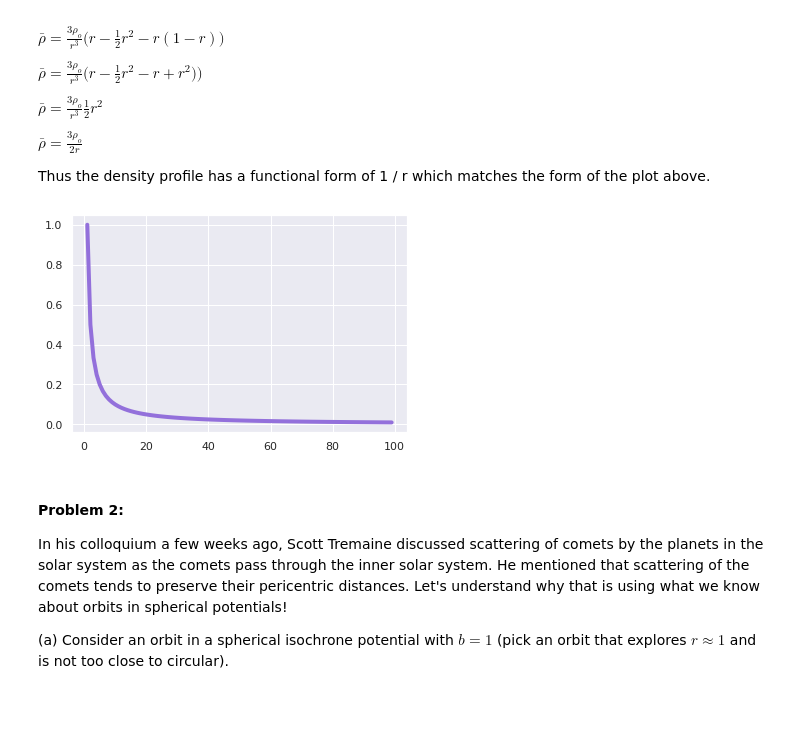
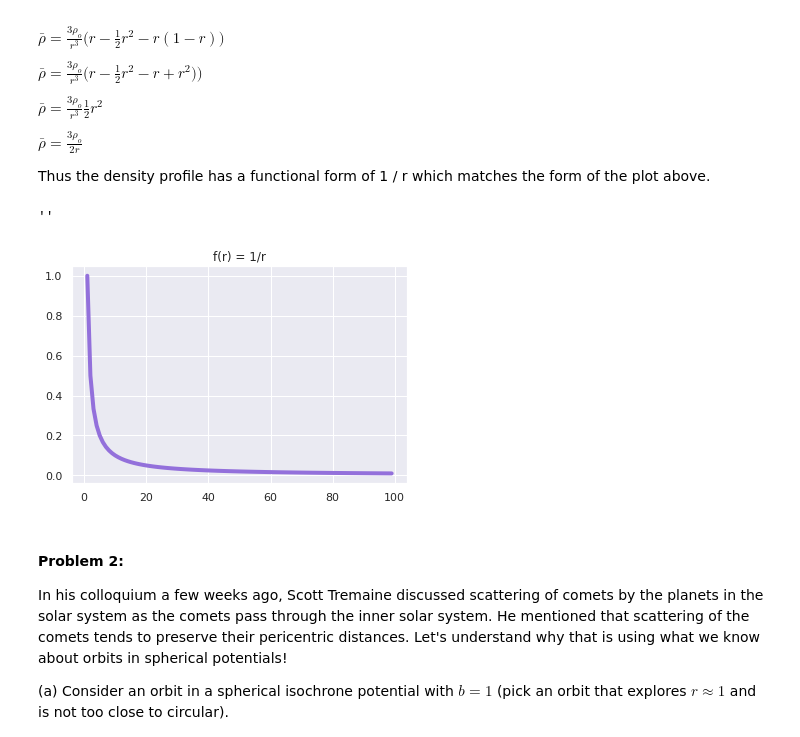
Before and after one commit to AstroLudwig/AST1420, a Jupyter notebook: Assignment1/Assignment1.ipynb, the cells around one changed output. Saved outputs shown, nothing was run; the diff lists cells and outputs as text; code cells hidden in the pictures; blank space fills up the shorter version.

```diff
--- a/Assignment1/Assignment1.ipynb
+++ b/Assignment1/Assignment1.ipynb
@@ -141,9 +155,12 @@ $\bar{\rho} = \frac{3\rho_o}{2 r}$
 
 Thus the density profile has a functional form of 1 / r which matches the form of the plot above.
 # %%
-plt.plot(np.arange(1,100),1/np.arange(1,100),lw=4,c="mediumpurple");
+plt.plot(np.arange(1, 100), 1 / np.arange(1, 100), lw = 4, c = "mediumpurple")
+plt.title("f(r) = 1/r")
+;
 # %% [output]
+''
-[figure, old version]
+[figure, new version]
 # %% [markdown]
 #### Problem 2:
 
```
Also changed, not shown: parts of 23 cells of this notebook.
